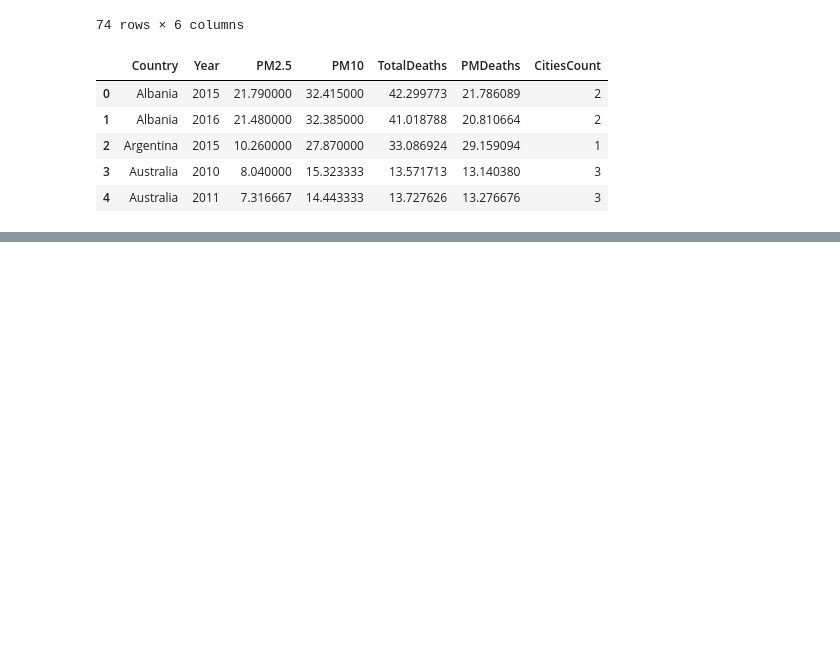
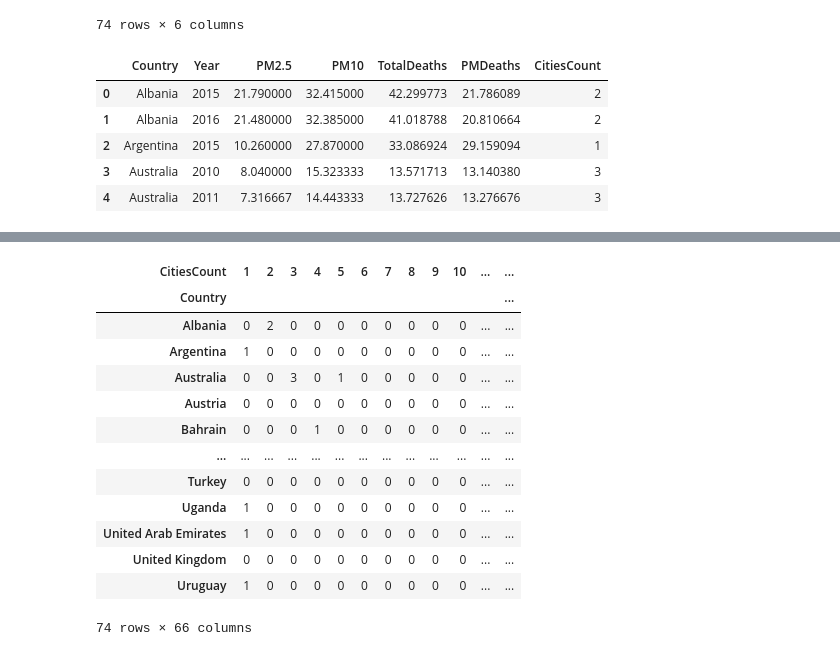
Before and after one commit to ashleyncasanova/air-quality-project, a Jupyter notebook: pollution-and-mortality.ipynb, the cells around one changed output, grey strips where cells are left out. Saved outputs shown, nothing was run; the diff lists cells and outputs as text; code cells hidden in the pictures; blank space fills up the shorter version.

```diff
--- a/pollution-and-mortality.ipynb
+++ b/pollution-and-mortality.ipynb
@@ -129,0 +159,17 @@ pd.crosstab(data["Country"],data["Year"])
+# %%
+pd.crosstab(data["Country"], data["CitiesCount"])
+# %% [output]
+| CitiesCount | 1 | 2 | 3 | 4 | 5 | 6 | 7 | 8 | 9 | 10 | ... | ... |
+| Country |  |  |  |  |  |  |  |  |  |  |  | ... |
+| Albania | 0 | 2 | 0 | 0 | 0 | 0 | 0 | 0 | 0 | 0 | ... | ... |
+| Argentina | 1 | 0 | 0 | 0 | 0 | 0 | 0 | 0 | 0 | 0 | ... | ... |
+| Australia | 0 | 0 | 3 | 0 | 1 | 0 | 0 | 0 | 0 | 0 | ... | ... |
+| Austria | 0 | 0 | 0 | 0 | 0 | 0 | 0 | 0 | 0 | 0 | ... | ... |
+| Bahrain | 0 | 0 | 0 | 1 | 0 | 0 | 0 | 0 | 0 | 0 | ... | ... |
+| ... | ... | ... | ... | ... | ... | ... | ... | ... | ... | ... | ... | ... |
+| Turkey | 0 | 0 | 0 | 0 | 0 | 0 | 0 | 0 | 0 | 0 | ... | ... |
+| Uganda | 1 | 0 | 0 | 0 | 0 | 0 | 0 | 0 | 0 | 0 | ... | ... |
+| United Arab Emirates | 1 | 0 | 0 | 0 | 0 | 0 | 0 | 0 | 0 | 0 | ... | ... |
+| United Kingdom | 0 | 0 | 0 | 0 | 0 | 0 | 0 | 0 | 0 | 0 | ... | ... |
+| Uruguay | 1 | 0 | 0 | 0 | 0 | 0 | 0 | 0 | 0 | 0 | ... | ... |
+74 rows × 66 columns
```
Also changed, not shown: parts of 19 cells of this notebook, 3 other files.
